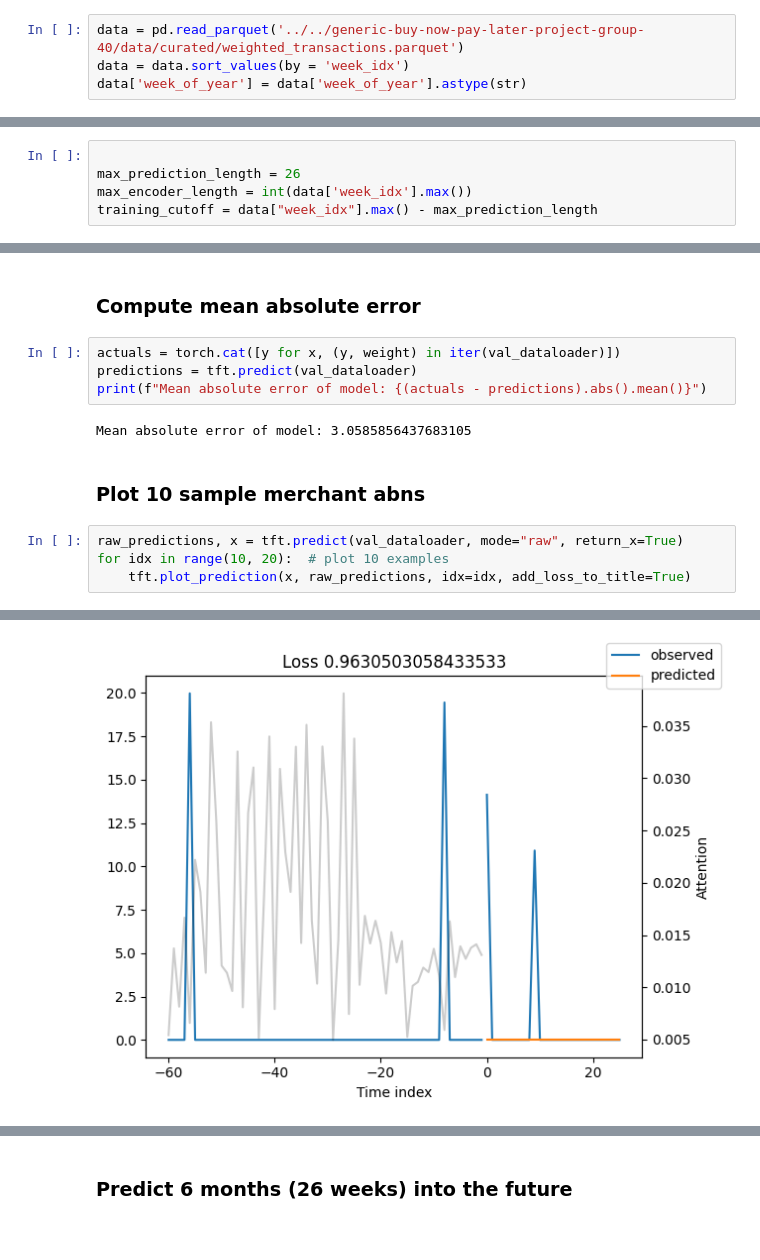
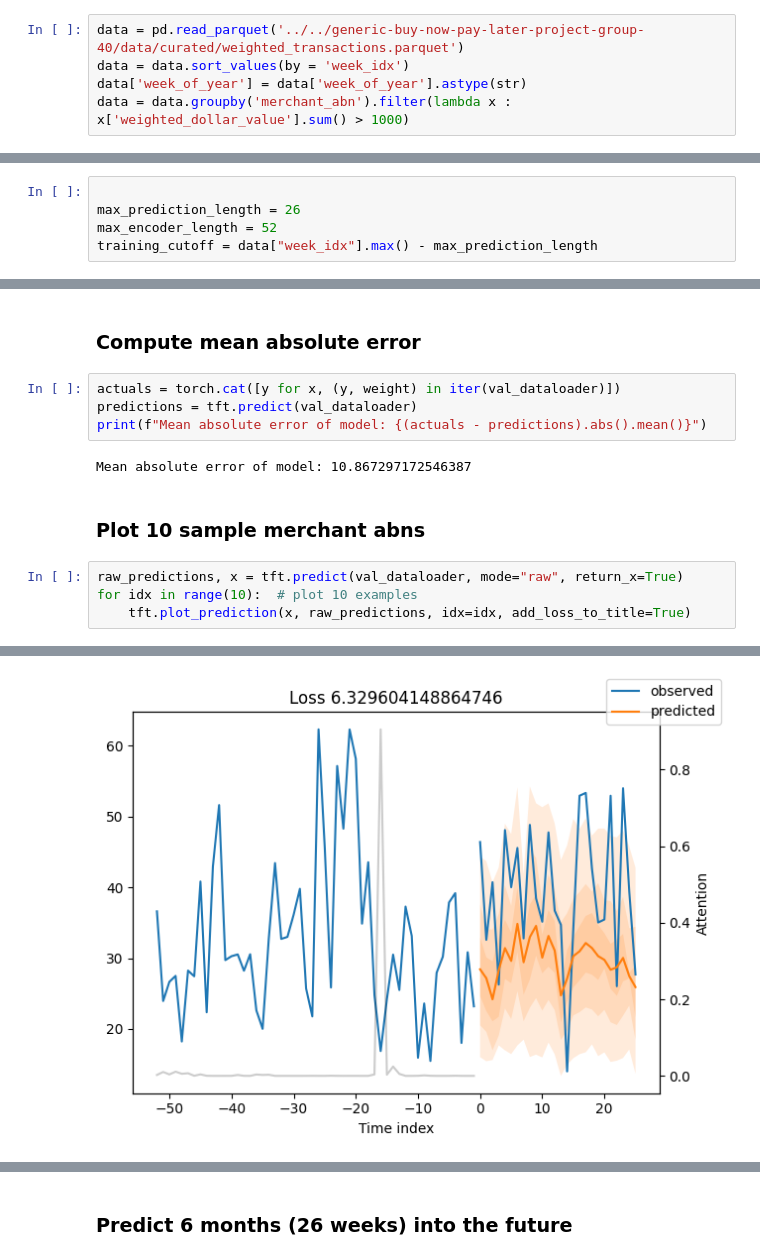
Before and after one commit to pommcuter/generic-buy-now-pay-later-project, a Jupyter notebook: models/tft.ipynb, the cells around one changed output, grey strips where cells are left out. Cells and saved outputs as stored; diff of their text form.

Commit message:
modelling

```diff
--- a/models/tft.ipynb
+++ b/models/tft.ipynb
@@ -20,3 +20,4 @@ warnings.simplefilter("error", category=SettingWithCopyWarning)
 data = pd.read_parquet('../../generic-buy-now-pay-later-project-group-40/data/curated/weighted_transactions.parquet')
 data = data.sort_values(by = 'week_idx')
 data['week_of_year'] = data['week_of_year'].astype(str)
+data = data.groupby('merchant_abn').filter(lambda x : x['weighted_dollar_value'].sum() > 1000)
@@ -29,7 +26,7 @@ Timestamp('2022-10-16 00:00:00')
 # %%
 
 max_prediction_length = 26
-max_encoder_length = int(data['week_idx'].max())
+max_encoder_length = 52
 training_cutoff = data["week_idx"].max() - max_prediction_length
 # %%
 
@@ -147,11 +144,11 @@ actuals = torch.cat([y for x, (y, weight) in iter(val_dataloader)])
 predictions = tft.predict(val_dataloader)
 print(f"Mean absolute error of model: {(actuals - predictions).abs().mean()}")
 # %% [output]
-Mean absolute error of model: 3.0585856437683105
+Mean absolute error of model: 10.867297172546387
 # %% [markdown]
 ### Plot 10 sample merchant abns
 # %%
 raw_predictions, x = tft.predict(val_dataloader, mode="raw", return_x=True)
-for idx in range(10, 20):  # plot 10 examples
+for idx in range(10):  # plot 10 examples
     tft.plot_prediction(x, raw_predictions, idx=idx, add_loss_to_title=True)
 # %% [output]
@@ -165 +162 @@ for idx in range(10, 20):  # plot 10 examples
-[figure, old version]
+[figure, new version]
```
Also changed, not shown: parts of 2 cells of this notebook, 2 other files.
